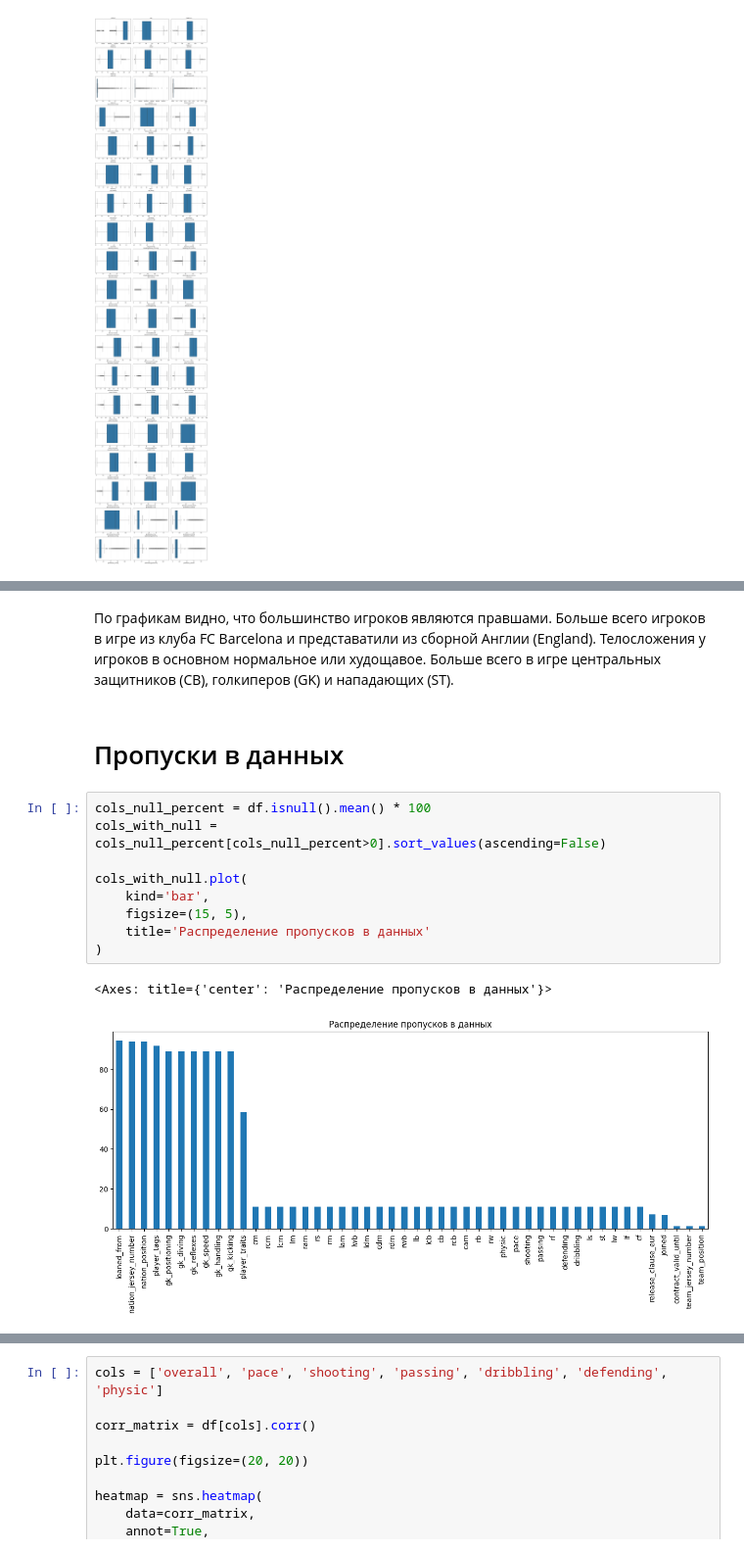
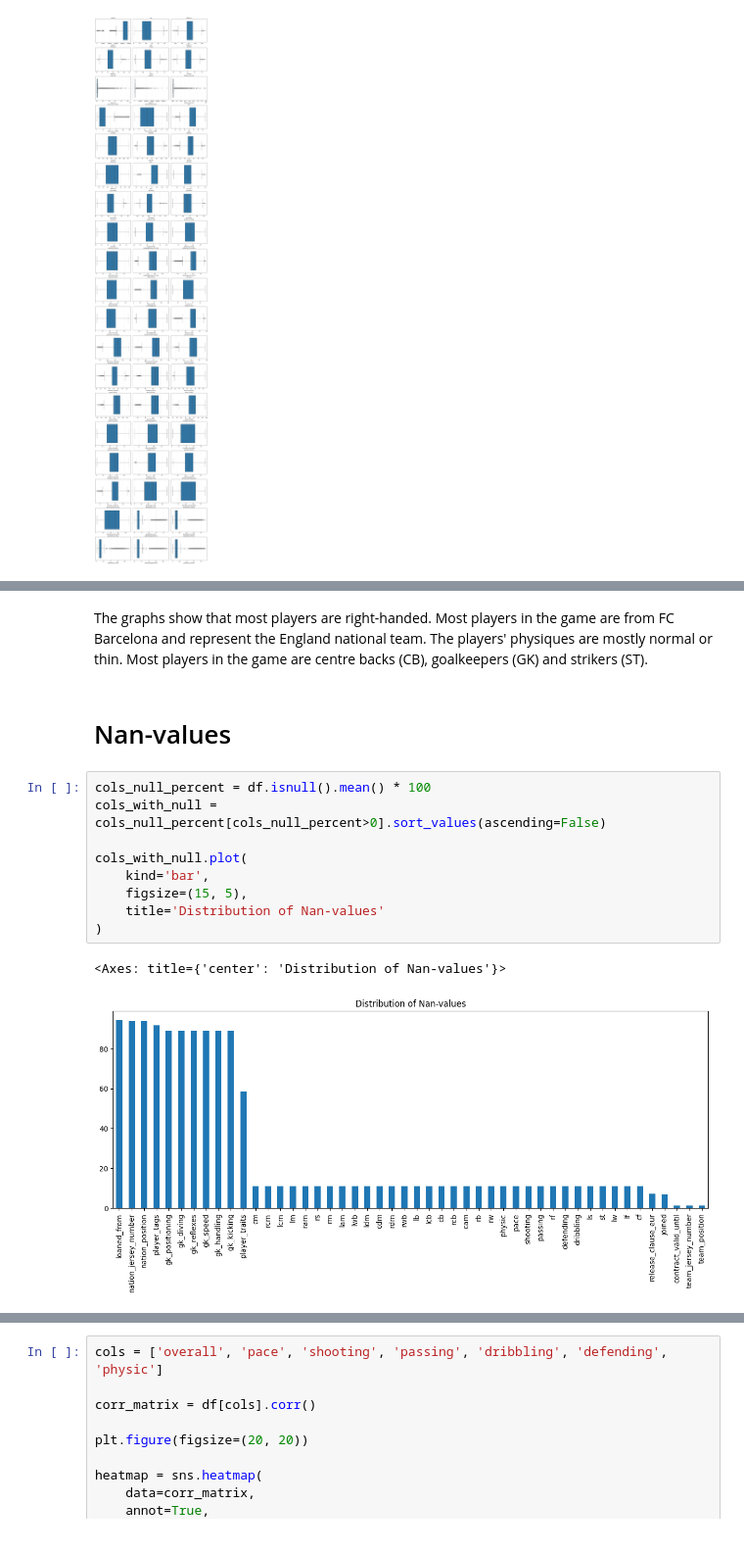
Before and after one commit to EmilMaliev/visualization, a Jupyter notebook: visualization_in_ML/hw4.ipynb, the cells around one changed output, grey strips where cells are left out. Shown at 98% size. Cells and saved outputs as stored; diff of their text form.

```diff
--- a/visualization_in_ML/hw4.ipynb
+++ b/visualization_in_ML/hw4.ipynb
@@ -268,19 +268,19 @@ plot_cat_distributions(df, cat_cols, top_k=15, ncols=2)
 # %% [output]
 [figure]
 # %% [markdown]
-По графикам видно, что большинство игроков являются правшами. Больше всего игроков в игре из клуба FC Barcelona и представатили из сборной Англии (England). Телосложения у игроков в основном нормальное или худощавое. Больше всего в игре центральных защитников (CB), голкиперов (GK) и нападающих (ST).
+The graphs show that most players are right-handed. Most players in the game are from FC Barcelona and represent the England national team. The players' physiques are mostly normal or thin. Most players in the game are centre backs (CB), goalkeepers (GK) and strikers (ST).
 # %% [markdown]
-# Пропуски в данных
+# Nan-values
 # %%
 cols_null_percent = df.isnull().mean() * 100
 cols_with_null = cols_null_percent[cols_null_percent>0].sort_values(ascending=False)
 
 cols_with_null.plot(
     kind='bar',
     figsize=(15, 5),
-    title='Распределение пропусков в данных'
+    title='Distribution of Nan-values'
 )
 # %% [output]
-<Axes: title={'center': 'Распределение пропусков в данных'}>
+<Axes: title={'center': 'Distribution of Nan-values'}>
-[figure, old version]
+[figure, new version]
 # %% [markdown]
```
Also changed, not shown: parts of 35 cells of this notebook, 1 other file.
